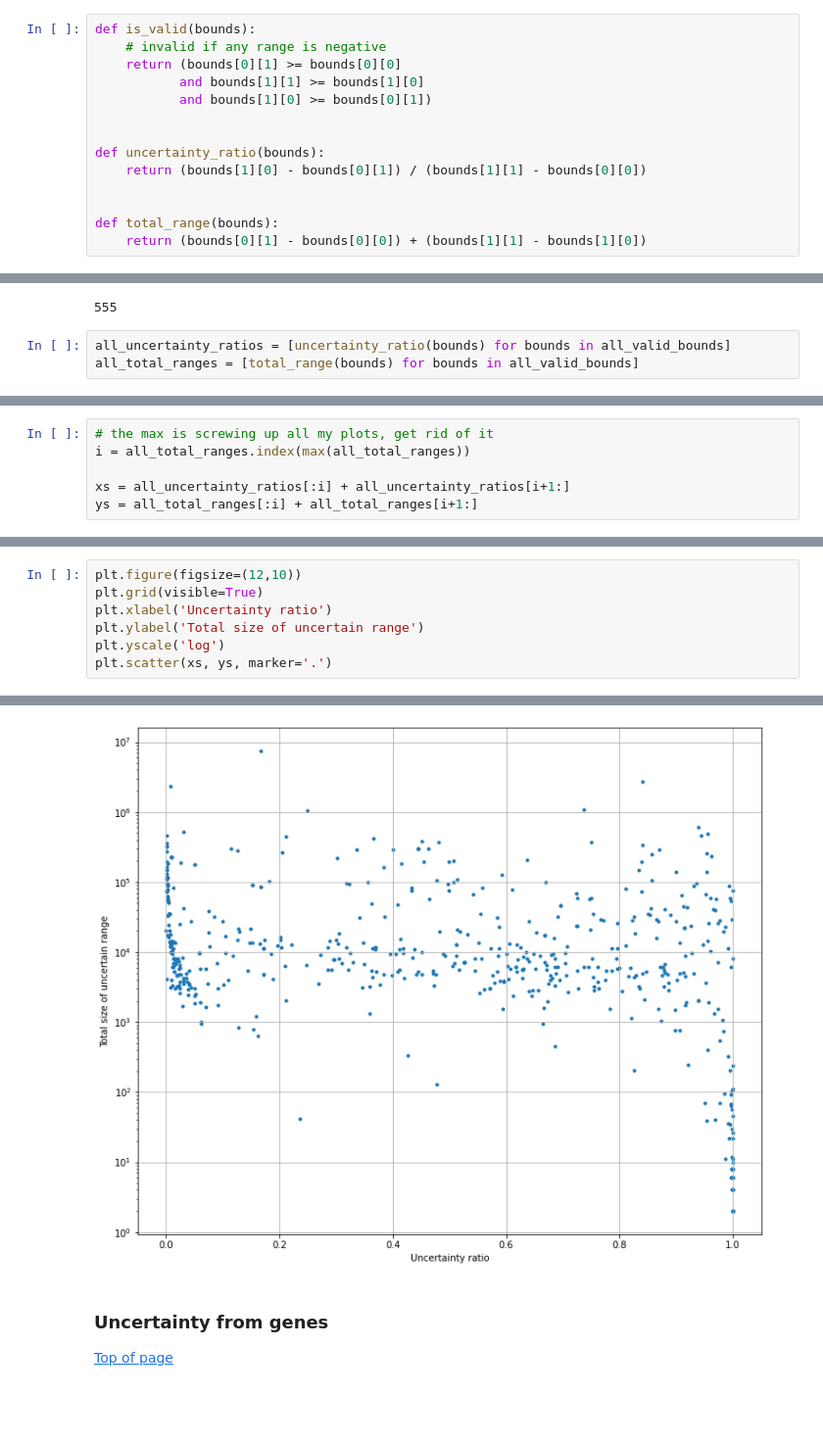
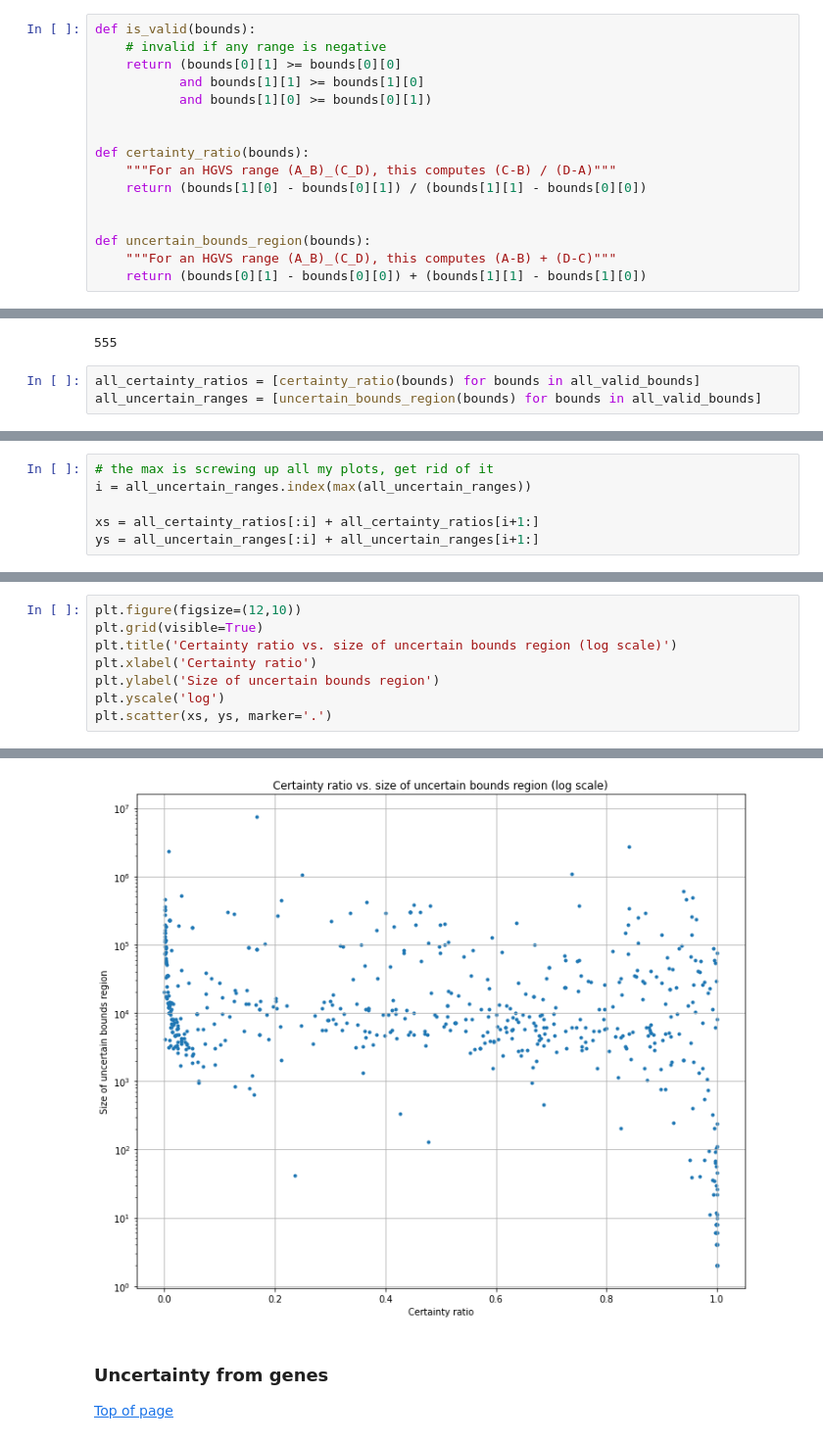
Before and after one commit to apriltuesday/eva-opentargets, a Jupyter notebook: data-exploration/complex-events/notebooks/hgvs-follow-up-part2.ipynb, the cells around one changed output, grey strips where cells are left out. Shown at 98% size. Saved outputs shown, nothing was run; the diff lists cells and outputs as text; blank space fills up the shorter version.

```diff
--- a/data-exploration/complex-events/notebooks/hgvs-follow-up-part2.ipynb
+++ b/data-exploration/complex-events/notebooks/hgvs-follow-up-part2.ipynb
@@ -222,11 +221,13 @@ def is_valid(bounds):
            and bounds[1][0] >= bounds[0][1])
 
 
-def uncertainty_ratio(bounds):
+def certainty_ratio(bounds):
+    """For an HGVS range (A_B)_(C_D), this computes (C-B) / (D-A)"""
     return (bounds[1][0] - bounds[0][1]) / (bounds[1][1] - bounds[0][0])
 
 
-def total_range(bounds):
+def uncertain_bounds_region(bounds):
+    """For an HGVS range (A_B)_(C_D), this computes (A-B) + (D-C)"""
     return (bounds[0][1] - bounds[0][0]) + (bounds[1][1] - bounds[1][0])
 # %%
 len(all_bounds)
@@ -239,7 +240,7 @@ len(all_valid_bounds)
 # %% [output]
 555
 # %%
-all_uncertainty_ratios = [uncertainty_ratio(bounds) for bounds in all_valid_bounds]
-all_total_ranges = [total_range(bounds) for bounds in all_valid_bounds]
+all_certainty_ratios = [certainty_ratio(bounds) for bounds in all_valid_bounds]
+all_uncertain_ranges = [uncertain_bounds_region(bounds) for bounds in all_valid_bounds]
 # %%
 # 1.0 is the most certain
@@ -308,7 +309,7 @@ plt.hist(all_total_ranges[:i] + all_total_ranges[i+1:], bins=100)
 # %%
 # the max is screwing up all my plots, get rid of it
-i = all_total_ranges.index(max(all_total_ranges))
+i = all_uncertain_ranges.index(max(all_uncertain_ranges))
 
-xs = all_uncertainty_ratios[:i] + all_uncertainty_ratios[i+1:]
-ys = all_total_ranges[:i] + all_total_ranges[i+1:]
+xs = all_certainty_ratios[:i] + all_certainty_ratios[i+1:]
+ys = all_uncertain_ranges[:i] + all_uncertain_ranges[i+1:]
 # %%
@@ -329,13 +331,14 @@ plt.scatter(xs, ys, marker='.')
 # %%
 plt.figure(figsize=(12,10))
 plt.grid(visible=True)
-plt.xlabel('Uncertainty ratio')
-plt.ylabel('Total size of uncertain range')
+plt.title('Certainty ratio vs. size of uncertain bounds region (log scale)')
+plt.xlabel('Certainty ratio')
+plt.ylabel('Size of uncertain bounds region')
 plt.yscale('log')
 plt.scatter(xs, ys, marker='.')
 # %% [output]
 <matplotlib.collections.PathCollection at 0x...>
-[figure, old version]
+[figure, new version]
 # %% [markdown]
 ### Uncertainty from genes
 
```
Also changed, not shown: parts of 12 cells of this notebook.
